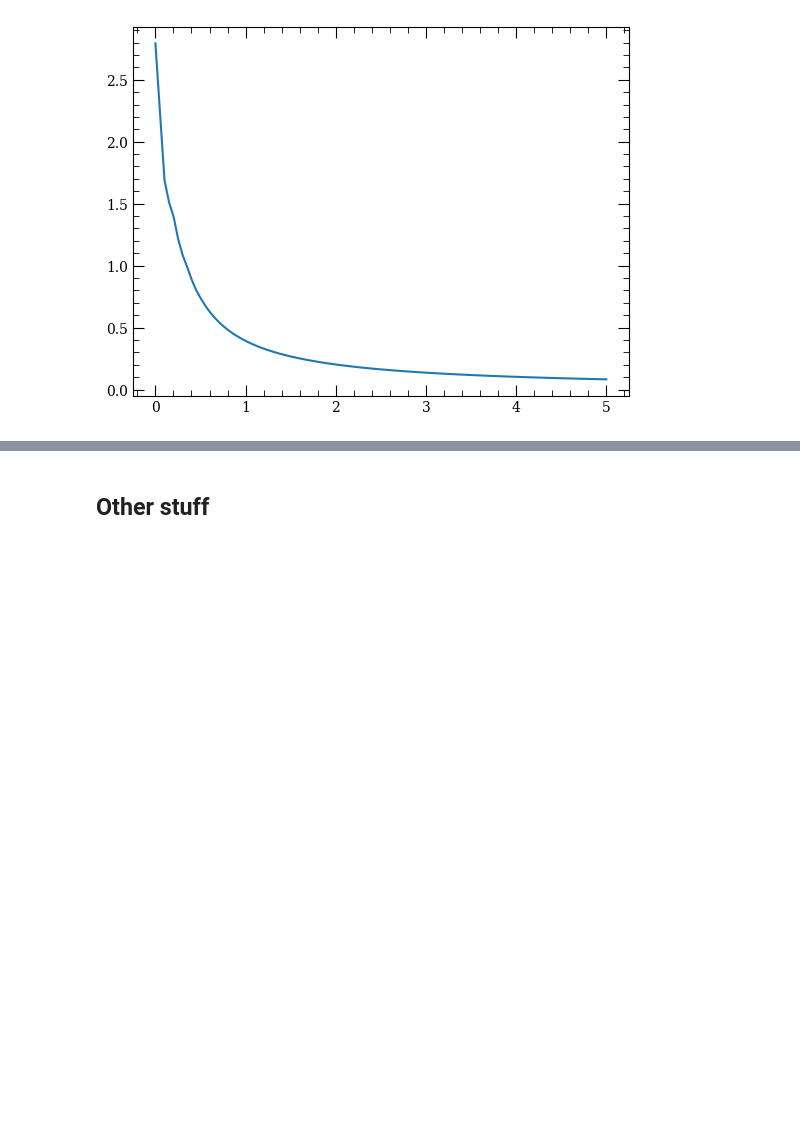
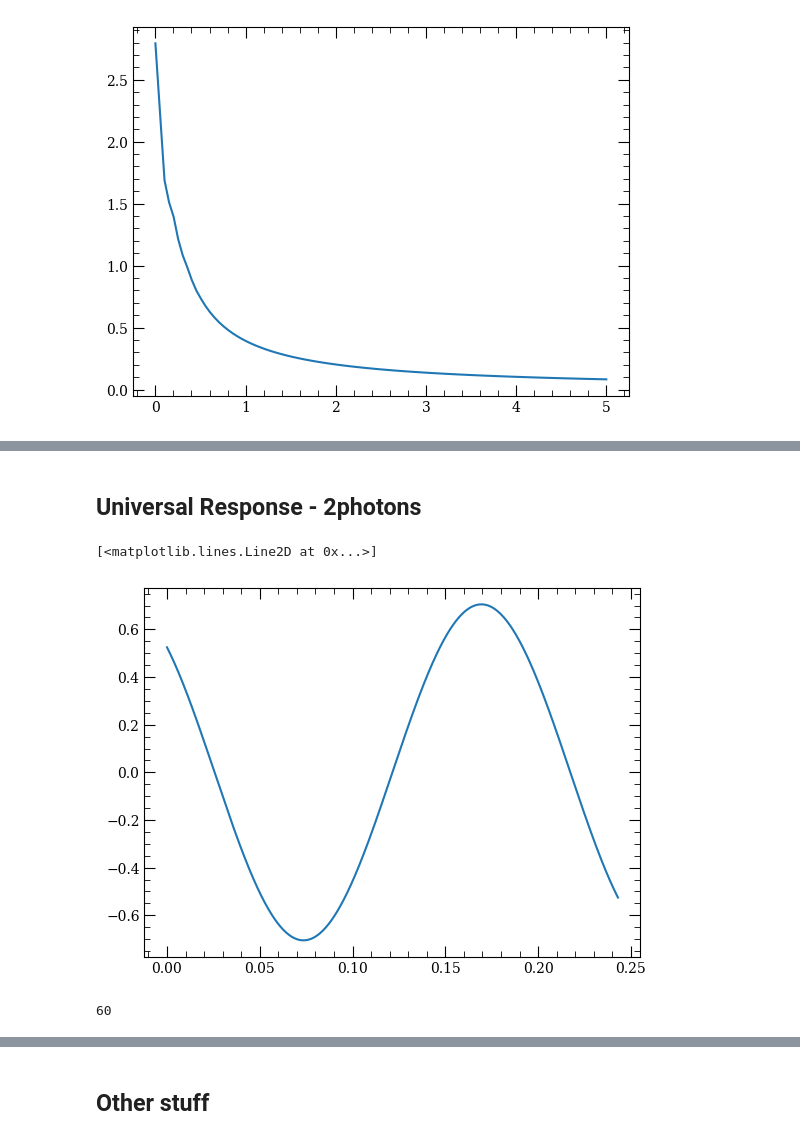
Before and after one commit to Linipun/GateError, a Jupyter notebook: LinearResponse.ipynb, the cells around one changed output, grey strips where cells are left out. Cells and saved outputs as stored; diff of their text form; code cells hidden in the pictures; blank space fills up the shorter version.

Commit message:
Two photon working-ish

```diff
--- a/LinearResponse.ipynb
+++ b/LinearResponse.ipynb
@@ -410,0 +748,11 @@ plt.plot(fs, gv_new)
+# %% [markdown]
+<h2>Universal Response - 2photons</h2>
+# %%
+plt.plot(t,phi_eff(t))
+# %% [output]
+[<matplotlib.lines.Line2D at 0x...>]
+[figure, added]
+# %%
+n
+# %% [output]
+60
```
Also changed, not shown: parts of 10 cells of this notebook, 12 other files.
